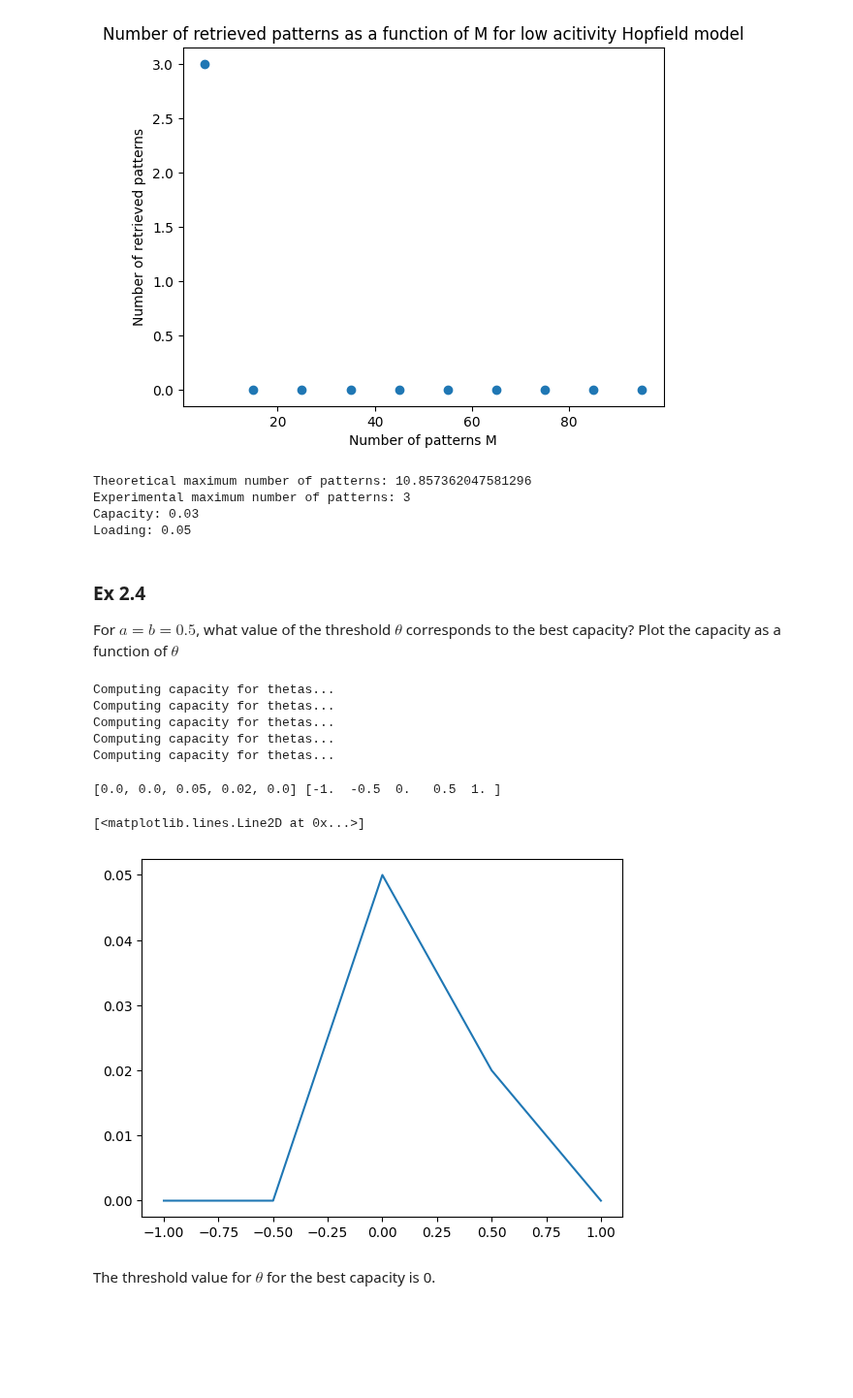
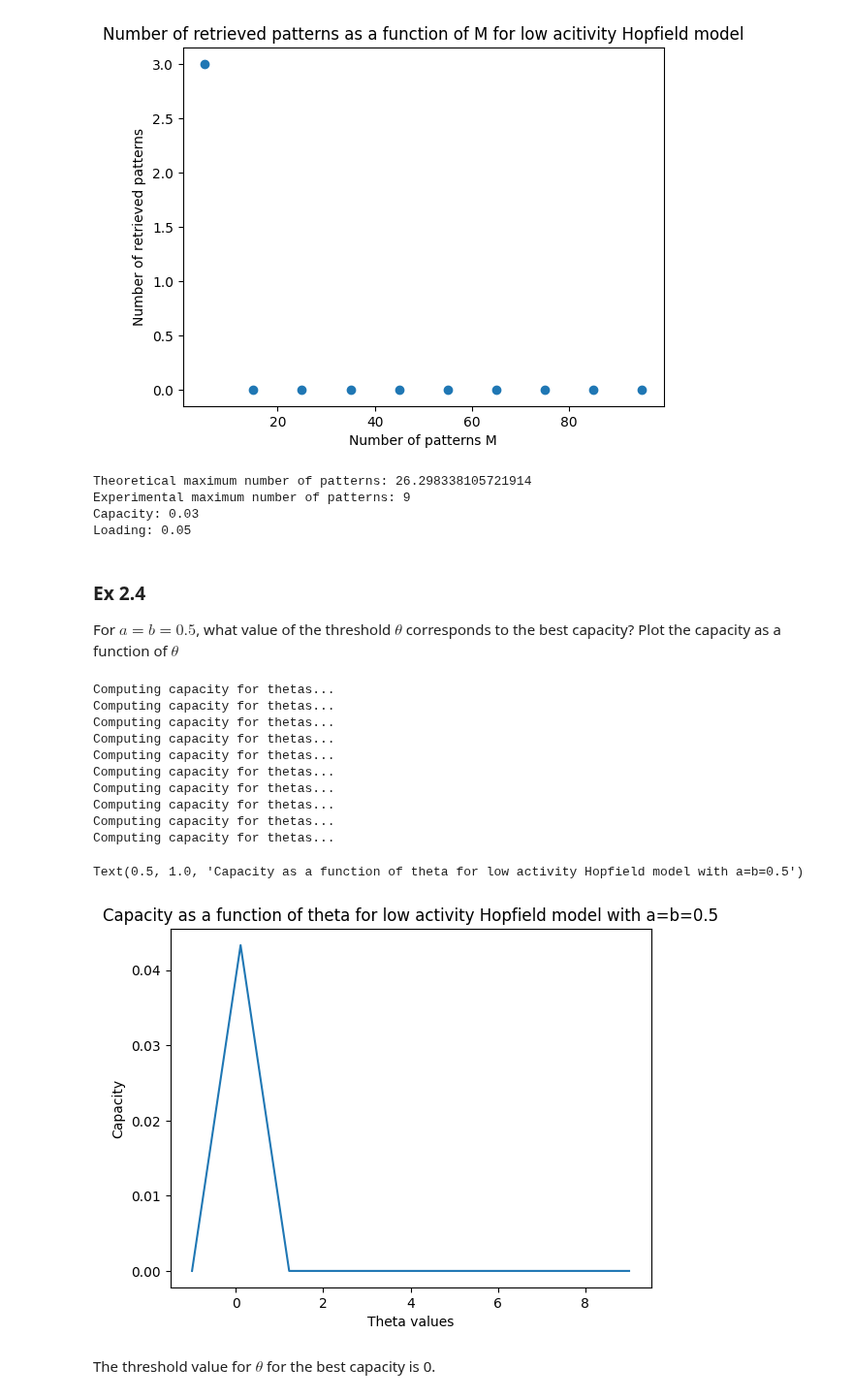
Before and after one commit to siyounglee00/Mini-project-NX, a Jupyter notebook: Miniproject_dynex.ipynb, the cells around one changed output. Shown at 97% size. Cells and saved outputs as stored; diff of their text form; code cells hidden in the pictures; blank space fills up the shorter version.

Commit message:
Ran 2.4. 2.5 with N=80 for 10 theta values ranging -1;9 and 2.6 with 5 theta ranging-4;4. still need more justification

```diff
--- a/Miniproject_dynex.ipynb
+++ b/Miniproject_dynex.ipynb
@@ -567,7 +568,7 @@ Is it the same as what you found in the previous section? If not, what you think
 # %%
 from helper_functions import study_simple_retrieval_low, generate_random_patterns_low_activity
 
-N = 100
+N = 300
 a = 0.5
 b = 0.5
 M = 5
@@ -624,7 +625,7 @@ from helper_functions import study_simple_retrieval
 
 # A list of M values from 5 to 100 with a step of 5:
 M_values = np.arange(5, 101, 10)
-N = 100
+N = 300
 a = 0.5
 b = 0.5
 
@@ -694,8 +695,8 @@ print("Experimental maximum number of patterns: {}".format(M_max_exp))
 print("Capacity: {}".format(capacity))
 print("Loading: {}".format(loading))
 # %% [output]
-Theoretical maximum number of patterns: 10.857362047581296
-Experimental maximum number of patterns: 3
+Theoretical maximum number of patterns: 26.298338105721914
+Experimental maximum number of patterns: 9
 Capacity: 0.03
 Loading: 0.05
 # %% [markdown]
@@ -703,11 +704,11 @@ Loading: 0.05
 For $a = b = 0.5$, what value of the threshold $\theta$ corresponds to the best capacity? Plot the capacity as a function of $\theta$
 # %%
 # array of 5 values from -1 to 1
-theta_list = np.linspace(-1, 1, 5)
+theta_list = np.linspace(-1, 9, 10)
 # %%
 # A list of M values from 5 to 100 with a step of 5:
-M_values = np.arange(5, 101, 10)
-N = 100
+M_values = np.arange(5, 80, 5)
+N = 300
 a = 0.5
 b = 0.5
 
@@ -758,17 +759,23 @@ Computing capacity for thetas...
 Computing capacity for thetas...
 Computing capacity for thetas...
 Computing capacity for thetas...
+Computing capacity for thetas...
+Computing capacity for thetas...
+Computing capacity for thetas...
+Computing capacity for thetas...
+Computing capacity for thetas...
 # %%
 import matplotlib.pyplot as plt
 
 plt.figure()
 # have the values of theta on the x-axis and the capacities on the y-axis
-print(capacities, theta_list)
 plt.plot(theta_list, capacities)
+plt.xlabel("Theta values")
+plt.ylabel("Capacity")
+plt.title("Capacity as a function of theta for low activity Hopfield model with a=b=0.5")
 # %% [output]
-[0.0, 0.0, 0.05, 0.02, 0.0] [-1.  -0.5  0.   0.5  1. ]
+Text(0.5, 1.0, 'Capacity as a function of theta for low activity Hopfield model with a=b=0.5')
-[<matplotlib.lines.Line2D at 0x...>]
-[figure, old version]
+[figure, new version]
 # %% [markdown]
 The threshold value for $\theta$ for the best capacity is 0.
 # %% [markdown]
```
Also changed, not shown: parts of 12 cells of this notebook.
